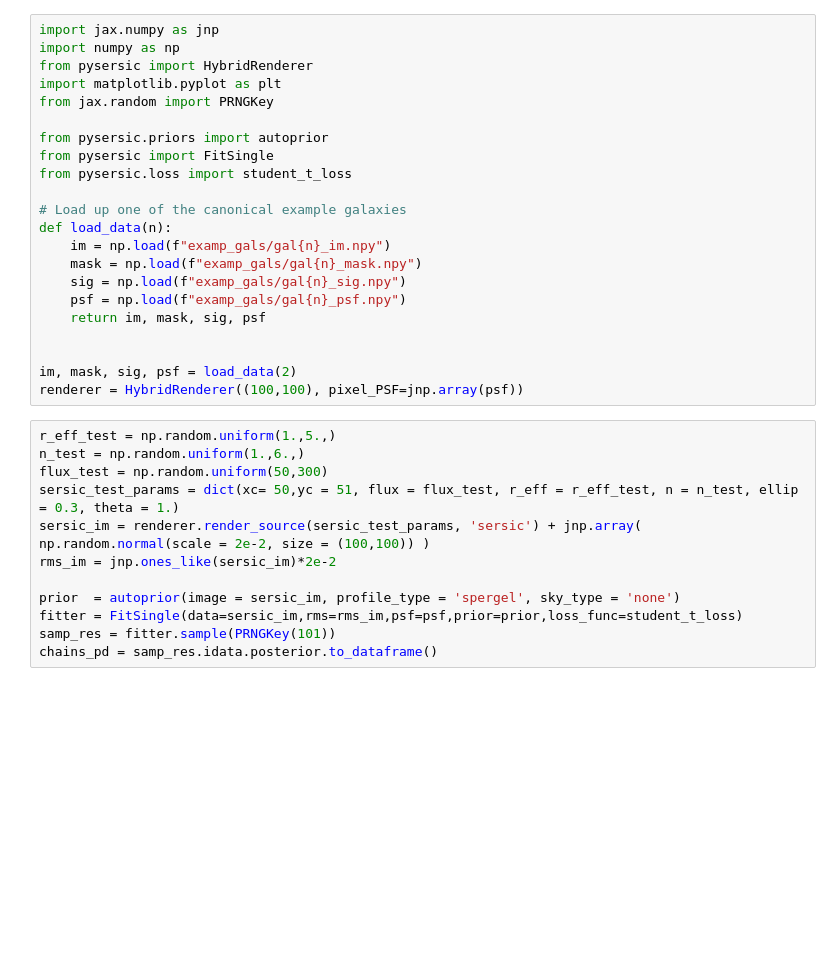
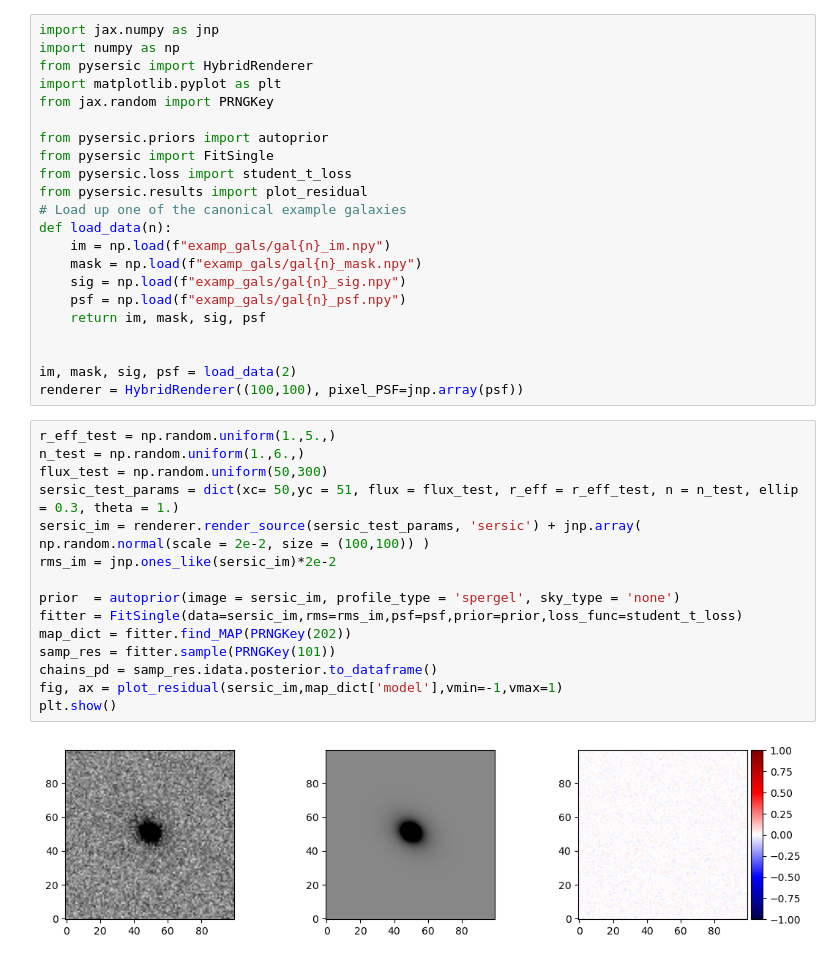
Before and after one commit to pysersic/pysersic, a Jupyter notebook: examples/spergel-prof.ipynb, the cells around one changed output. Drawn from its saved outputs; the diff is of its cells as text; blank space fills up the shorter version.

```diff
--- a/examples/spergel-prof.ipynb
+++ b/examples/spergel-prof.ipynb
@@ -8,7 +8,7 @@ from jax.random import PRNGKey
 from pysersic.priors import autoprior
 from pysersic import FitSingle
 from pysersic.loss import student_t_loss
-
+from pysersic.results import plot_residual
 # Load up one of the canonical example galaxies
 def load_data(n):
     im = np.load(f"examp_gals/gal{n}_im.npy")
@@ -23,15 +23,20 @@ renderer = HybridRenderer((100,100), pixel_PSF=jnp.array(psf))
 # %%
 r_eff_test = np.random.uniform(1.,5.,)
 n_test = np.random.uniform(1.,6.,)
 flux_test = np.random.uniform(50,300)
 sersic_test_params = dict(xc= 50,yc = 51, flux = flux_test, r_eff = r_eff_test, n = n_test, ellip = 0.3, theta = 1.)
 sersic_im = renderer.render_source(sersic_test_params, 'sersic') + jnp.array( np.random.normal(scale = 2e-2, size = (100,100)) )
 rms_im = jnp.ones_like(sersic_im)*2e-2
 
 prior  = autoprior(image = sersic_im, profile_type = 'spergel', sky_type = 'none')
 fitter = FitSingle(data=sersic_im,rms=rms_im,psf=psf,prior=prior,loss_func=student_t_loss)
+map_dict = fitter.find_MAP(PRNGKey(202))
 samp_res = fitter.sample(PRNGKey(101))
 chains_pd = samp_res.idata.posterior.to_dataframe()
+fig, ax = plot_residual(sersic_im,map_dict['model'],vmin=-1,vmax=1)
+plt.show()
+# %% [output]
+[figure, added]
 # %%
 fig, (ax1,ax2,ax3) = plt.subplots(1,3, figsize = (15,5))
 
```
Also changed, not shown: parts of 1 cell of this notebook.
